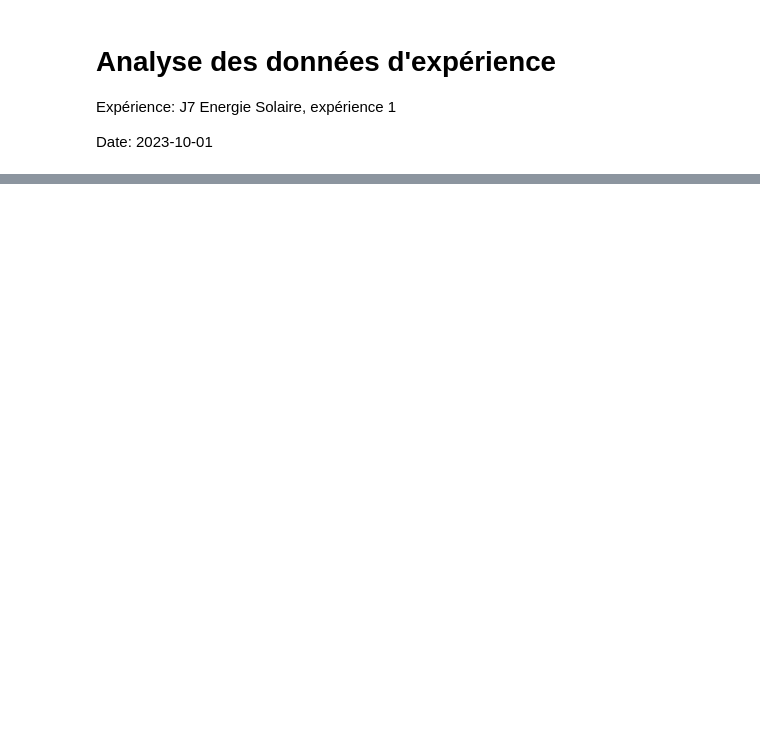
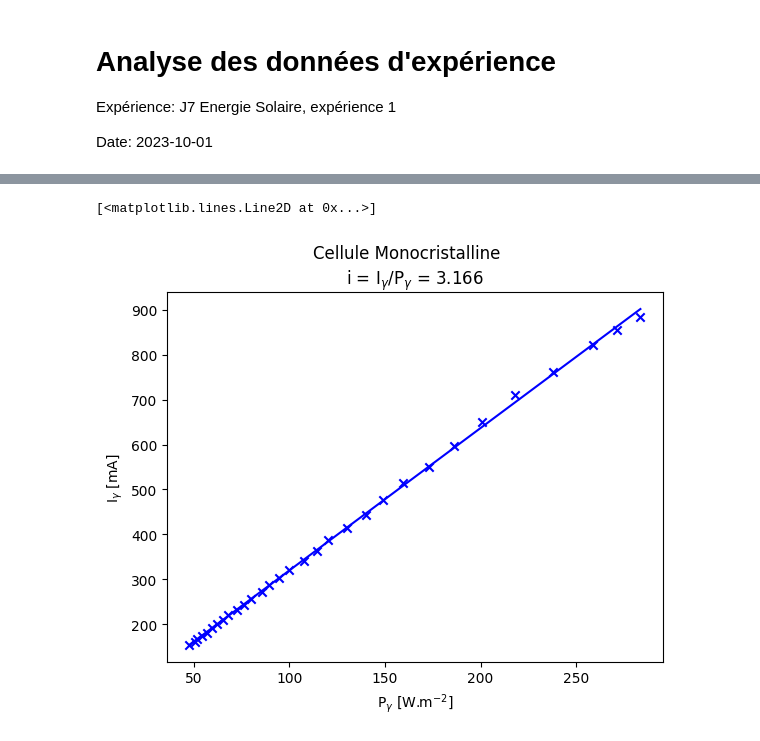
Before and after one commit to TomVdt/TPII-rapports, a Jupyter notebook: 01-J7-energie-solaire/analyse/exp3.ipynb, the cells around one changed output, grey strips where cells are left out. Cells and saved outputs as stored; diff of their text form; code cells hidden in the pictures; blank space fills up the shorter version.

```diff
--- a/01-J7-energie-solaire/analyse/exp3.ipynb
+++ b/01-J7-energie-solaire/analyse/exp3.ipynb
@@ -39,0 +53,14 @@ Text(0.5, 1.0, 'Cellule polycristalline')
+# %%
+coefs_M = np.polyfit(Pgamma[:,1], rawdata[:,2], 1)
+fit_M = np.poly1d(coefs_M)
+
+plt.scatter(Pgamma[:,1], rawdata[:,2], color=colors["M"], marker="x")
+plt.xlabel("P$_\gamma$ [W.m$^{-2}$]")
+plt.ylabel("I$_\gamma$ [mA]")
+plt.suptitle("Cellule Monocristalline")
+plt.title(f"i = I$_\gamma$/P$_\gamma$ = {round(coefs_M[0],3)}")
+
+plt.plot(Pgamma[:,1], fit_M(Pgamma[:,1]), color=colors["M"])
+# %% [output]
+[<matplotlib.lines.Line2D at 0x...>]
+[figure, added]
```
Also changed, not shown: parts of 7 cells of this notebook.
